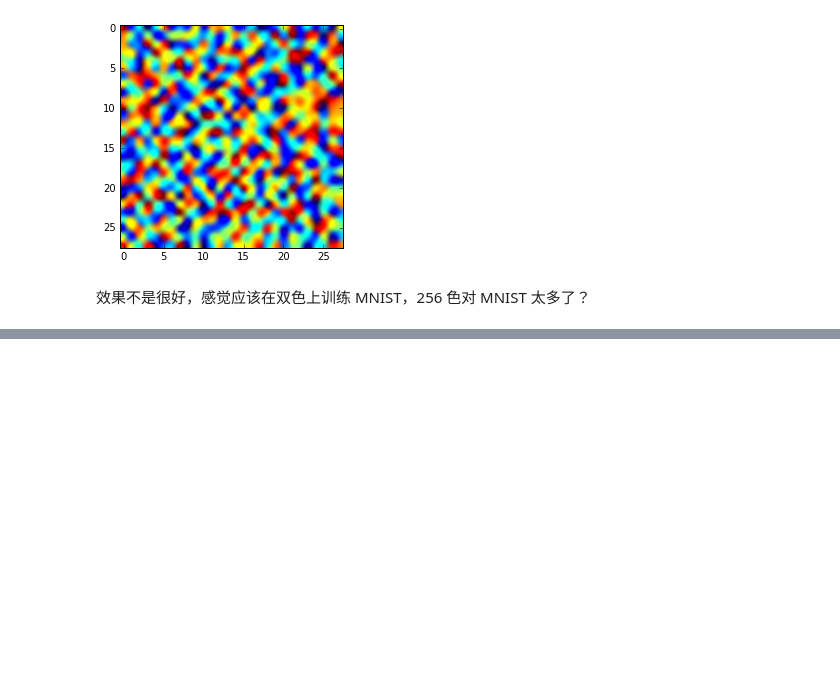
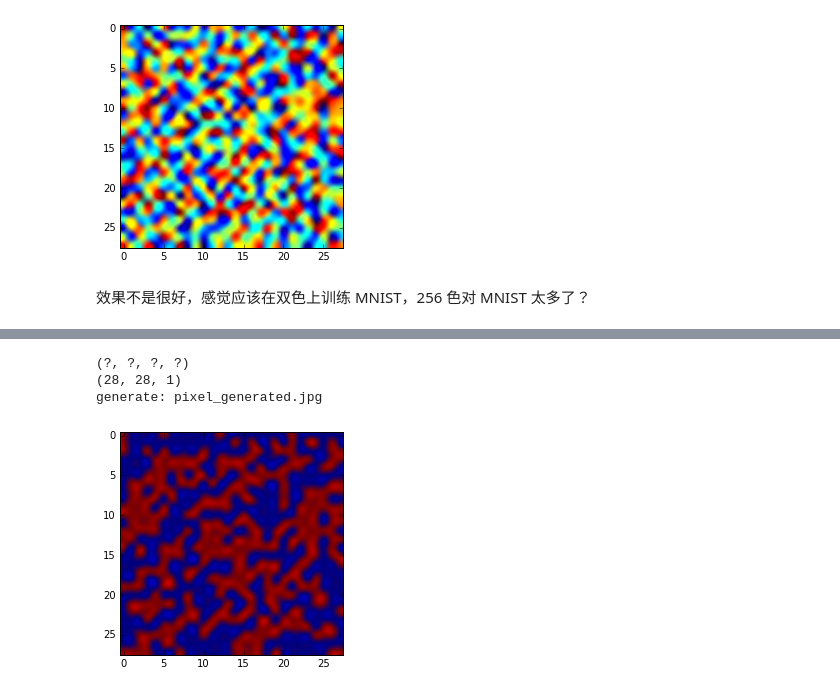
Before and after one commit to ijustloveses/tensorflow_tutorial, a Jupyter notebook: 14_Draw_with_PixelCNN.ipynb, the cells around one changed output, grey strips where cells are left out. Cells and saved outputs as stored; diff of their text form; code cells hidden in the pictures; blank space fills up the shorter version.

```diff
--- a/14_Draw_with_PixelCNN.ipynb
+++ b/14_Draw_with_PixelCNN.ipynb
@@ -352,0 +369,7 @@ def generate_by_pixel_dualcolor(module_file):
+# %%
+generate_by_pixel_dualcolor('pixel_mnist.ckpt-20')
+# %% [output]
+(?, ?, ?, ?)
+(28, 28, 1)
+generate: pixel_generated.jpg
+[figure, added]
```
Also changed, not shown: parts of 5 cells of this notebook, 1 other file.
